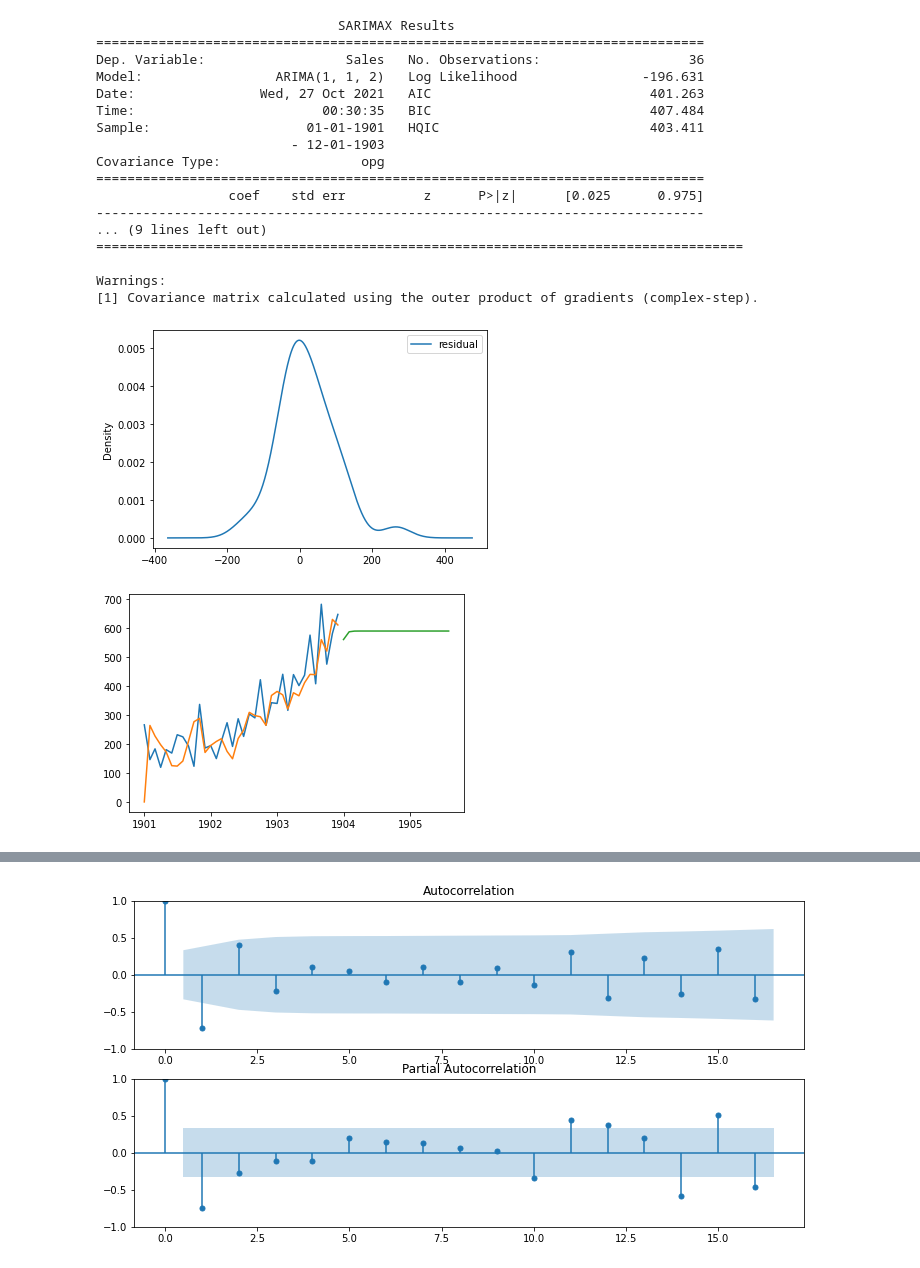
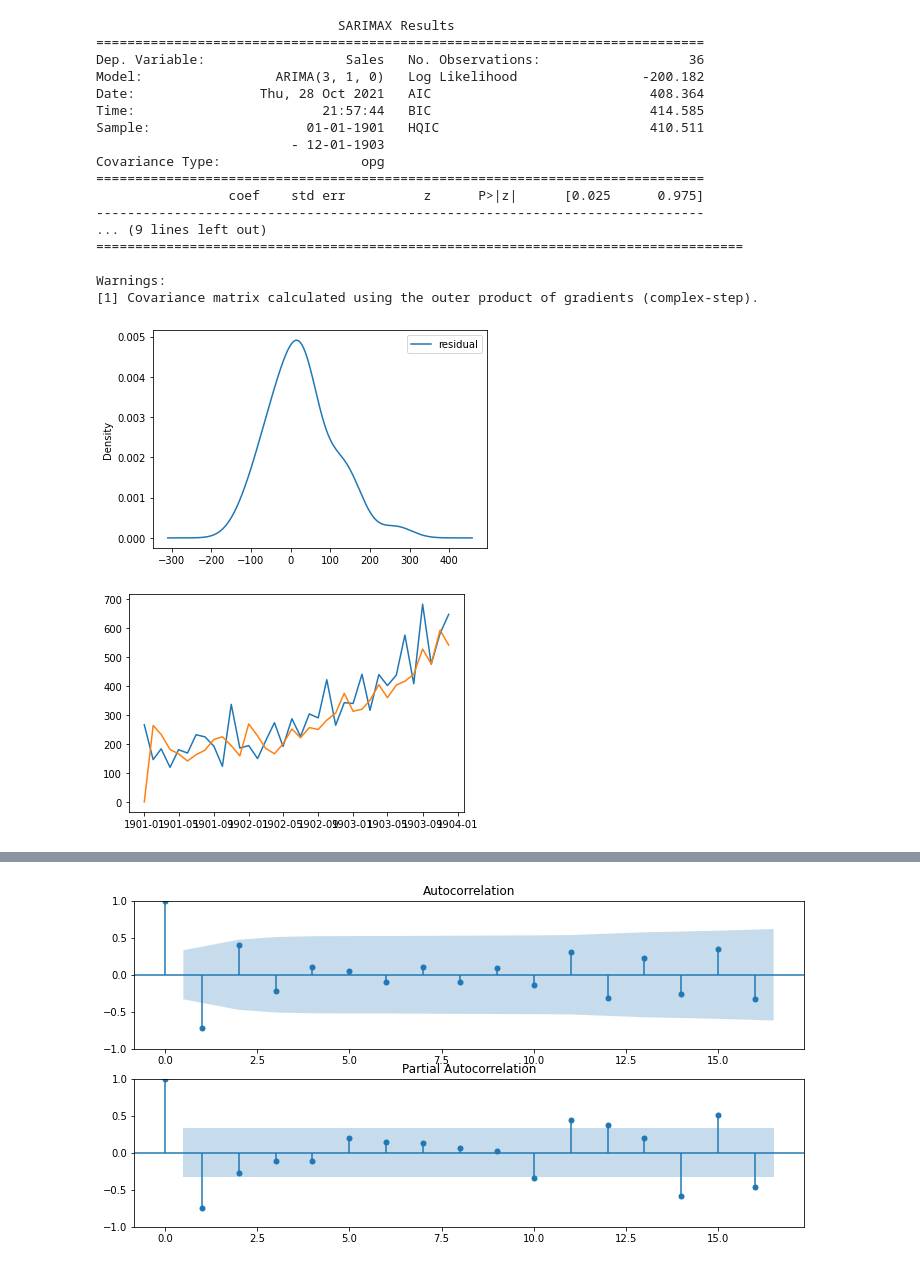
Before and after one commit to matt-juan23/time-series-forecasting, a Jupyter notebook: ARIMA.ipynb, the cells around one changed output, grey strips where cells are left out. Saved outputs shown, nothing was run; the diff lists cells and outputs as text; code cells hidden in the pictures.

```diff
--- a/ARIMA.ipynb
+++ b/ARIMA.ipynb
@@ -187,45 +200,45 @@ def myARIMA(data_series, p, d, q):
 data = pd.read_csv("shampoo.csv", header=0, index_col=0, parse_dates=True, date_parser=parser)
 first = data.diff()
 # %%
-model = ARIMA(data, order=(1,1,2))
+model = ARIMA(data, order=(3,1,0))
 # model = ARIMA(first.values, order=(1,1,2))
 fitted = model.fit()
 print(fitted.summary())
 # print(fitted.resid)
 pd.DataFrame(fitted.resid, columns=["residual"]).plot(kind="kde")
 plt.show()
 predicted = fitted.predict(start=0, end=len(data)-1)
 # predicted = fitted.predict(start=0, end=len(first)-1)
 df = pd.DataFrame()
 df["original"] = data.Sales
 # df["original"] = first
 df["predicted"] = predicted
 # df[["original", "predicted"]].plot()
 # print("Mean squared error:", mean_squared_error(df["original"], df["predicted"]))
 forecast = fitted.forecast(20)
 # print(forecast)
 plt.plot(df["original"])
 plt.plot(df["predicted"])
-plt.plot(forecast)
+# plt.plot(forecast)
 plt.show()
 # %% [output]
                                SARIMAX Results
 ==============================================================================
 Dep. Variable:                  Sales   No. Observations:                   36
-Model:                 ARIMA(1, 1, 2)   Log Likelihood                -196.631
-Date:                Wed, 27 Oct 2021   AIC                            401.263
-Time:                        00:30:35   BIC                            407.484
-Sample:                    01-01-1901   HQIC                           403.411
+Model:                 ARIMA(3, 1, 0)   Log Likelihood                -200.182
+Date:                Thu, 28 Oct 2021   AIC                            408.364
+Time:                        21:57:44   BIC                            414.585
+Sample:                    01-01-1901   HQIC                           410.511
                          - 12-01-1903
 Covariance Type:                  opg
 ==============================================================================
                  coef    std err          z      P>|z|      [0.025      0.975]
 ------------------------------------------------------------------------------
 ... (9 lines left out)
 ===================================================================================
 
 Warnings:
 [1] Covariance matrix calculated using the outer product of gradients (complex-step).
-[figure, old version]
+[figure, new version]
-[figure, old version]
+[figure, new version]
 # %%
```
Also changed, not shown: parts of 8 cells of this notebook, 3 other files.
